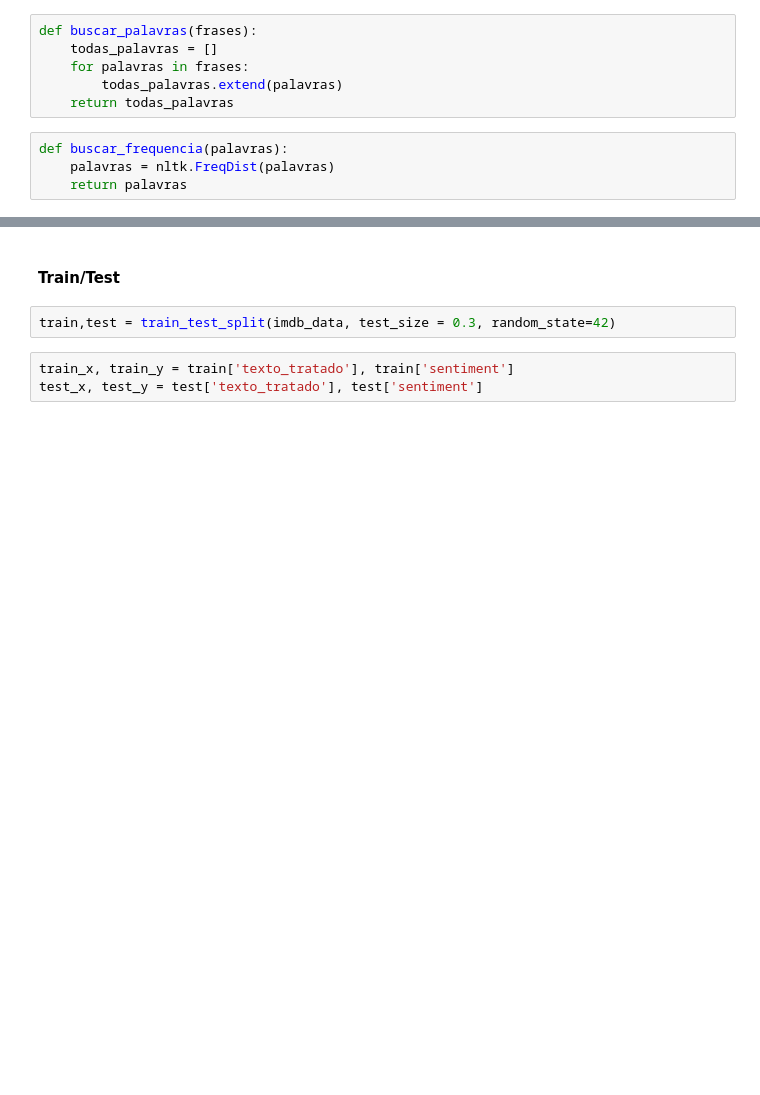
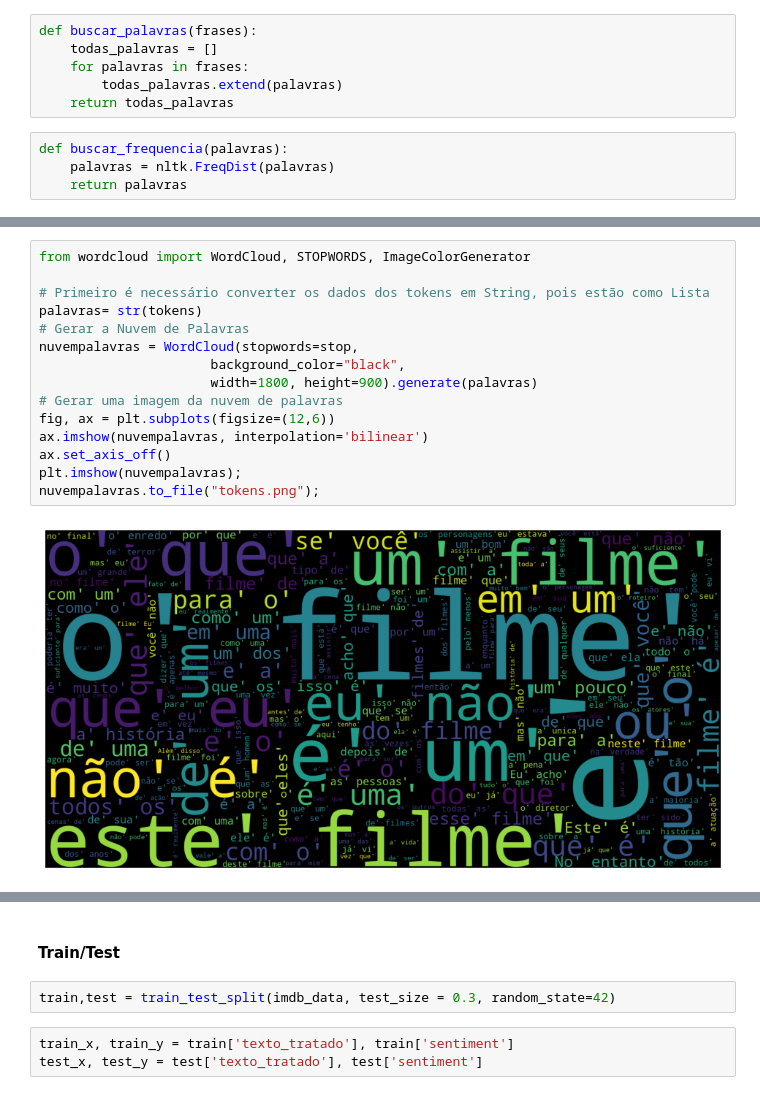
Before and after one commit to wigenesfs/pos-ia-ml-2021-puc-minas, a Jupyter notebook: notebook/PUC_Minas_Gerar_Modelos_vFinal.ipynb, the cells around one changed output, grey strips where cells are left out. Cells and saved outputs as stored; diff of their text form; blank space fills up the shorter version.

```diff
--- a/notebook/PUC_Minas_Gerar_Modelos_vFinal.ipynb
+++ b/notebook/PUC_Minas_Gerar_Modelos_vFinal.ipynb
@@ -198,0 +242,17 @@ frequencia.most_common(15)
+# %%
+from wordcloud import WordCloud, STOPWORDS, ImageColorGenerator
+
+# Primeiro é necessário converter os dados dos tokens em String, pois estão como Lista
+palavras= str(tokens)
+# Gerar a Nuvem de Palavras
+nuvempalavras = WordCloud(stopwords=stop,
+                      background_color="black",
+                      width=1800, height=900).generate(palavras)
+# Gerar uma imagem da nuvem de palavras
+fig, ax = plt.subplots(figsize=(12,6))
+ax.imshow(nuvempalavras, interpolation='bilinear')
+ax.set_axis_off()
+plt.imshow(nuvempalavras);
+nuvempalavras.to_file("tokens.png");
+# %% [output]
+[figure, added]
```
Also changed, not shown: parts of 57 cells of this notebook, 2 other files.
